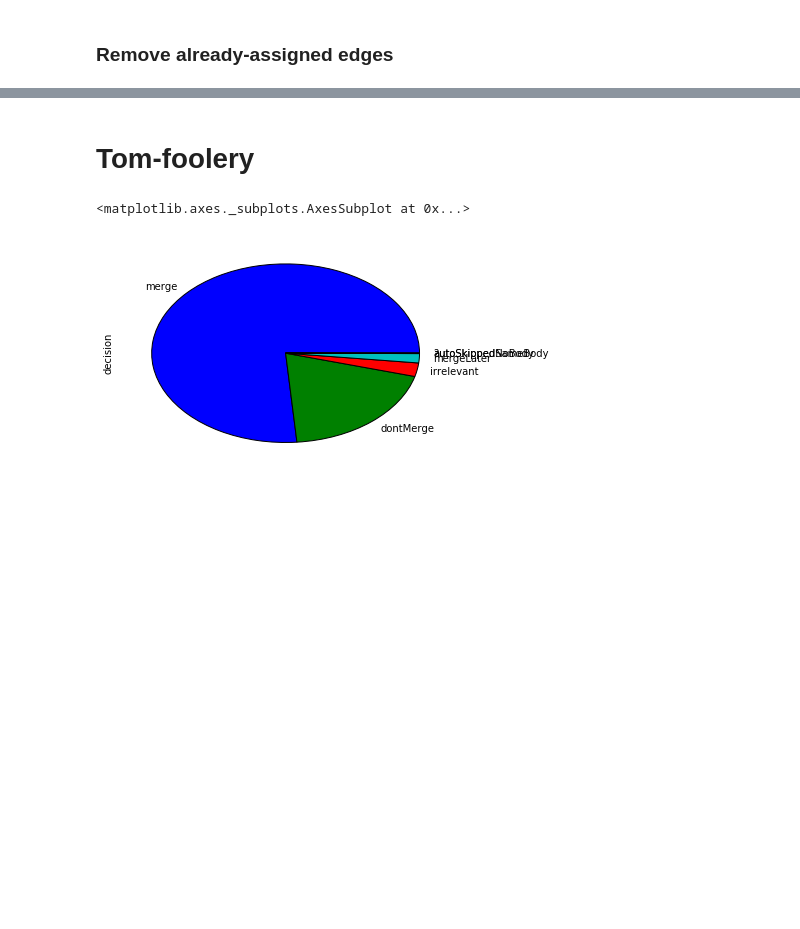
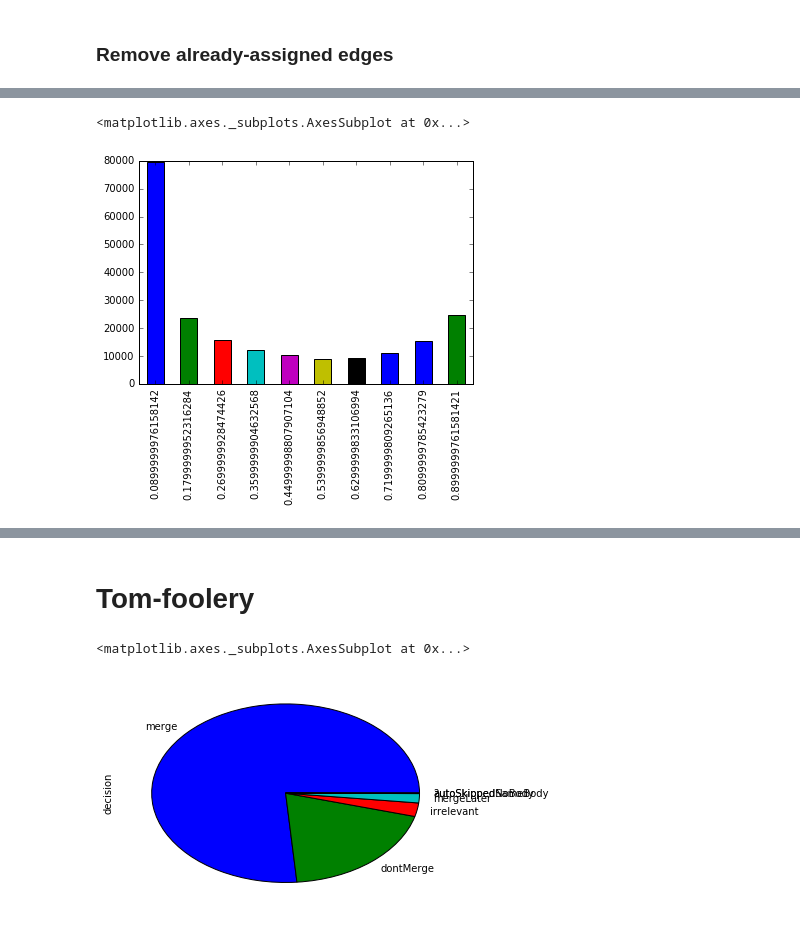
Before and after one commit to stuarteberg/random-hemibrain-notebooks, a Jupyter notebook: spark-focused.ipynb, the cells around one changed output, grey strips where cells are left out. Drawn from its saved outputs; the diff is of its cells as text; code cells hidden in the pictures; blank space fills up the shorter version.

```diff
--- a/spark-focused.ipynb
+++ b/spark-focused.ipynb
@@ -367,0 +554,11 @@ print(f"Found new {len(unassigned_favorites_df)} unassigned favorites")
+# %%
+t_count, t_division = np.histogram(thresholded_favorites_df['score'])
+u_count, u_division = np.histogram(unassigned_favorites_df['score'])
+a_count, a_division = np.histogram(assigned_favorites_df['score'])
+
+assert (t_division == u_division).all()
+
+display(pd.Series(t_count - u_count, index=t_division[1:]).plot(kind='bar', ))
+# %% [output]
+<matplotlib.axes._subplots.AxesSubplot at 0x...>
+[figure, added]
```
Also changed, not shown: parts of 77 cells of this notebook.
